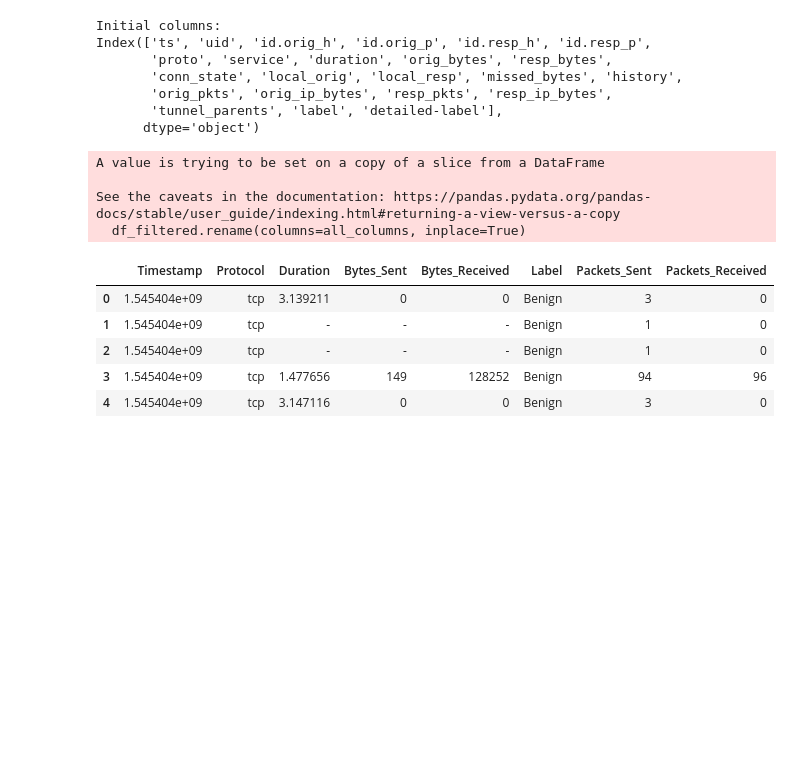
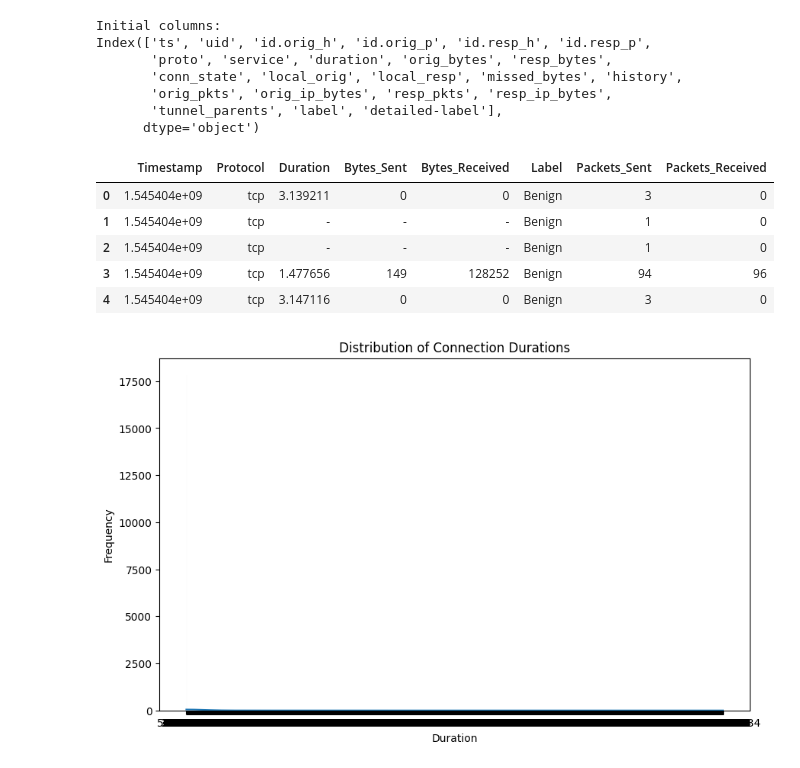
Before and after one commit to aurelisajuan/PredictBotnet, a Jupyter notebook: botnet.ipynb, the cells around one changed output. Saved outputs shown, nothing was run; the diff lists cells and outputs as text; code cells hidden in the pictures; blank space fills up the shorter version.

Commit message:
added some data visualization using labels created, no algos manipulated yet

```diff
--- a/botnet.ipynb
+++ b/botnet.ipynb
@@ -74,7 +77,7 @@ all_columns = {**required_columns, **optional_columns}
 
 #filter the dataframe to keep only the relevant columns
 filtered_columns = [col for col in all_columns.keys() if col in df.columns]
-df_filtered = df[filtered_columns]
+df_filtered = df[filtered_columns].copy()
 
 #rename the columns
 df_filtered.rename(columns=all_columns, inplace=True)
@@ -86,13 +89,22 @@ df_cleaned = df_filtered.dropna(subset=required_column_labels)
 #display the first few rows of the cleaned dataframe
 df_cleaned.head()
 # %% [output]
-A value is trying to be set on a copy of a slice from a DataFrame
-
-See the caveats in the documentation: https://pandas.pydata.org/pandas-docs/stable/user_guide/indexing.html#returning-a-view-versus-a-copy
-  df_filtered.rename(columns=all_columns, inplace=True)
 |  | Timestamp | Protocol | Duration | Bytes_Sent | Bytes_Received | Label | Packets_Sent | Packets_Received |
 | 0 | 1.545404e+09 | tcp | 3.139211 | 0 | 0 | Benign | 3 | 0 |
 | 1 | 1.545404e+09 | tcp | - | - | - | Benign | 1 | 0 |
 | 2 | 1.545404e+09 | tcp | - | - | - | Benign | 1 | 0 |
 | 3 | 1.545404e+09 | tcp | 1.477656 | 149 | 128252 | Benign | 94 | 96 |
 | 4 | 1.545404e+09 | tcp | 3.147116 | 0 | 0 | Benign | 3 | 0 |
+# %%
+#ensure timestamp is in datetime format
+df_cleaned['Timestamp'] = pd.to_datetime(df_cleaned['Timestamp'])
+
+#distribution of Connection Durations
+plt.figure(figsize=(10, 6))
+sns.histplot(df_cleaned['Duration'], kde=True, bins=30)
+plt.title('Distribution of Connection Durations')
+plt.xlabel('Duration')
+plt.ylabel('Frequency')
+plt.show()
+# %% [output]
+[figure, added]
```
Also changed, not shown: parts of 6 cells of this notebook.
